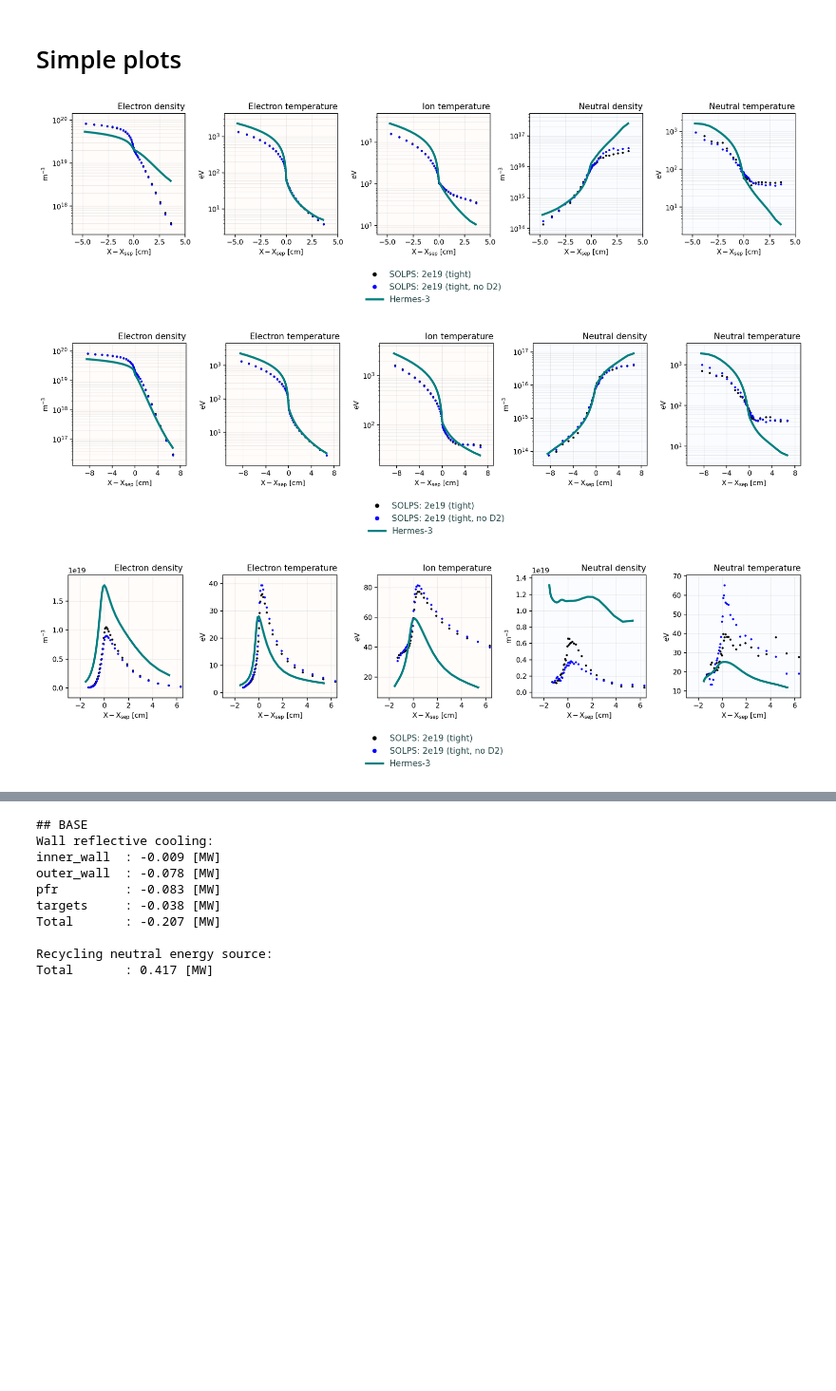
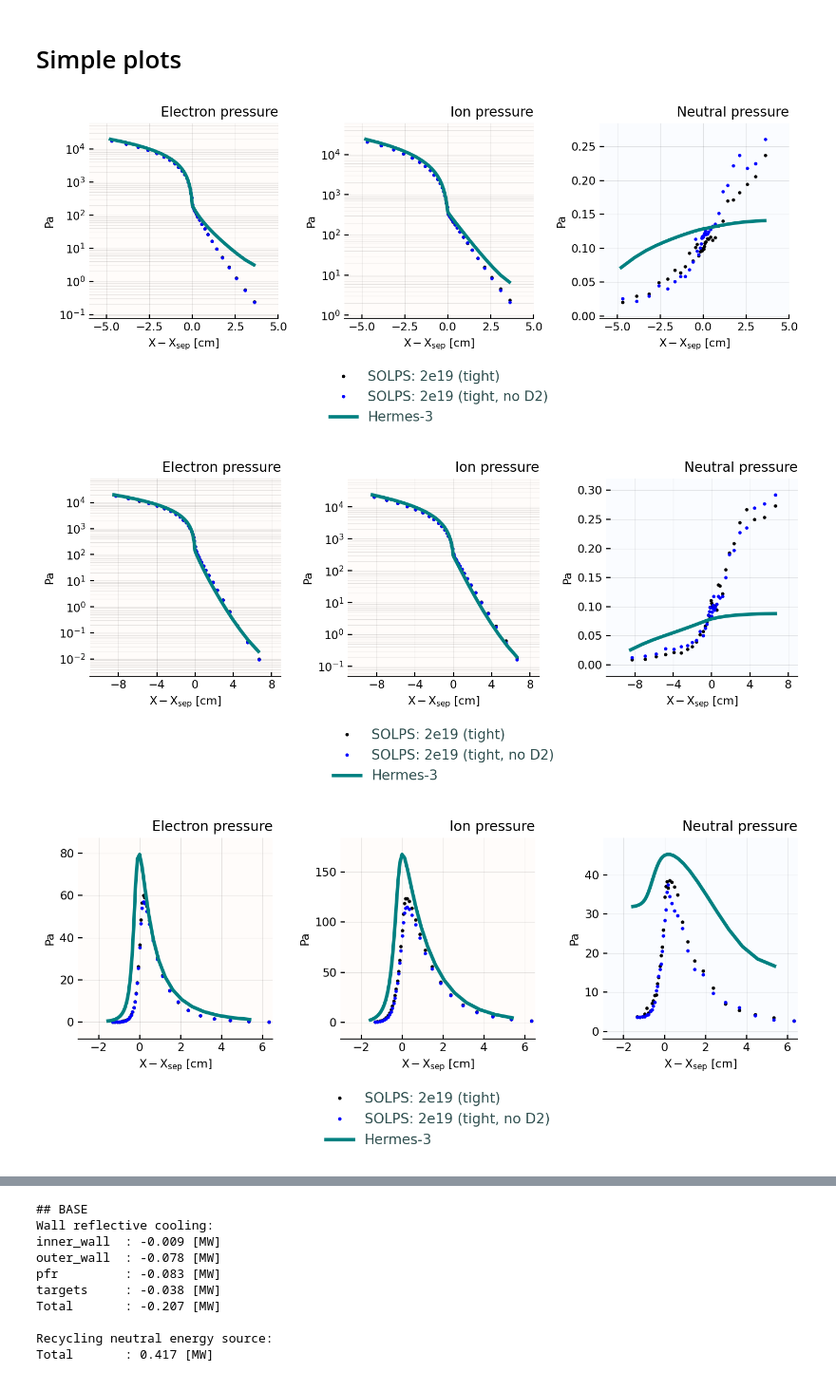
Before and after one commit to mikekryjak/notebooks, a Jupyter notebook: hermes3-solps-soledge/postprocessing/2024-01-24_SOLPS_tight_noD2.ipynb, the cells around one changed output, grey strips where cells are left out. Shown at 95% size. Saved outputs shown, nothing was run; the diff lists cells and outputs as text; code cells hidden in the pictures; blank space fills up the shorter version.

```diff
--- a/hermes3-solps-soledge/postprocessing/2024-01-24_SOLPS_tight_noD2.ipynb
+++ b/hermes3-solps-soledge/postprocessing/2024-01-24_SOLPS_tight_noD2.ipynb
@@ -68,7 +68,7 @@ toload = [
 ]
 casestore = {}
 for case in toload:
-    casestore[case["name"]] = db.load_case_2D(case["id"], use_squash = True, verbose = True)
+    casestore[case["name"]] = db.load_case_2D(case["id"], use_squash = True, verbose = True, use_xhermes = False)
 # %% [output]
 - Reading case d34-d28a_neutbc_fixes
 -----------------------
@@ -156,29 +154,29 @@ sp["tightwall_noD2_2e19"].regions["omp"]
 # %%
 
 plt.close("all")
 lineplot_compare(
     cases = {
 
 
     # "SOLEDGE: 2e19 (tight)" : dict(data=sl["tightwall_2e19"], color="black"),
     "SOLPS: 2e19 (tight)" : dict(data=sp["tightwall_2e19"], color="black"),
     "SOLPS: 2e19 (tight, no D2)" : dict(data=sp["tightwall_noD2_2e19"], color="blue"),
     r"Hermes-3" : dict(data=hr['afnE_2e19_fixnbc'], color = "teal"),
     # r"Hermes-3: fix neutbc" : dict(data=hr['afnE_fixes'], color = "orange"),
 
     },
     regions = ["omp", "imp", "outer_lower", "outer_fieldline"],
     # regions = ["outer_lower"],
     # params = ["Ne", "Te"],
-    params = ["Ne", "Te", "Td+", "Na", "Ta"],
+    # params = ["Ne", "Te", "Td+", "Na", "Ta"],
     # params = ["Ne", "Na"],
-    # params = ["Pe", "Pd+", "Pa"],
+    params = ["Pe", "Pd+", "Pa"],
     combine_molecules = False,
     mode = "log",
     dpi = 120,
     lw = 2
 )
 # %% [output]
-[figure, old version]
+[figure, new version]
-[figure, old version]
+[figure, new version]
-[figure, old version]
+[figure, new version]
```
Also changed, not shown: parts of 2 cells of this notebook, 7 other files.
